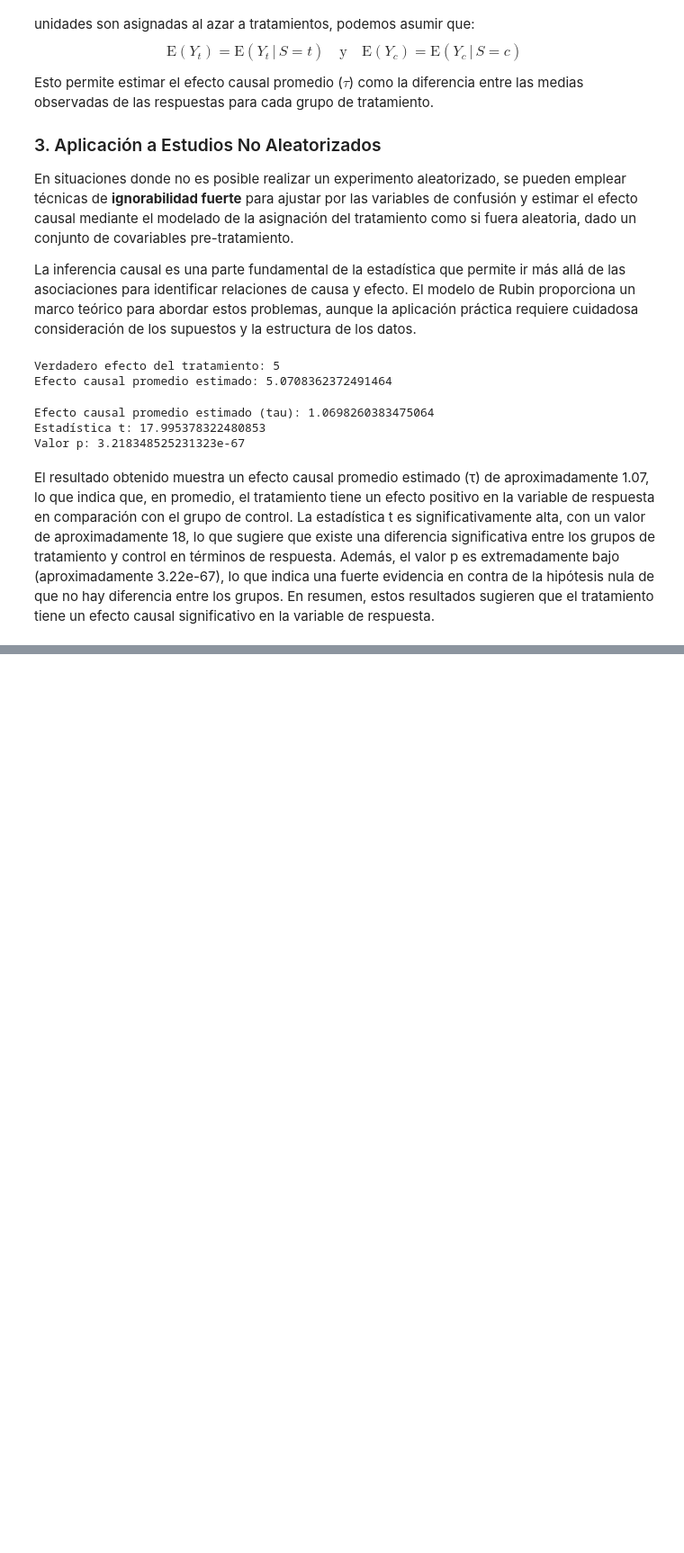
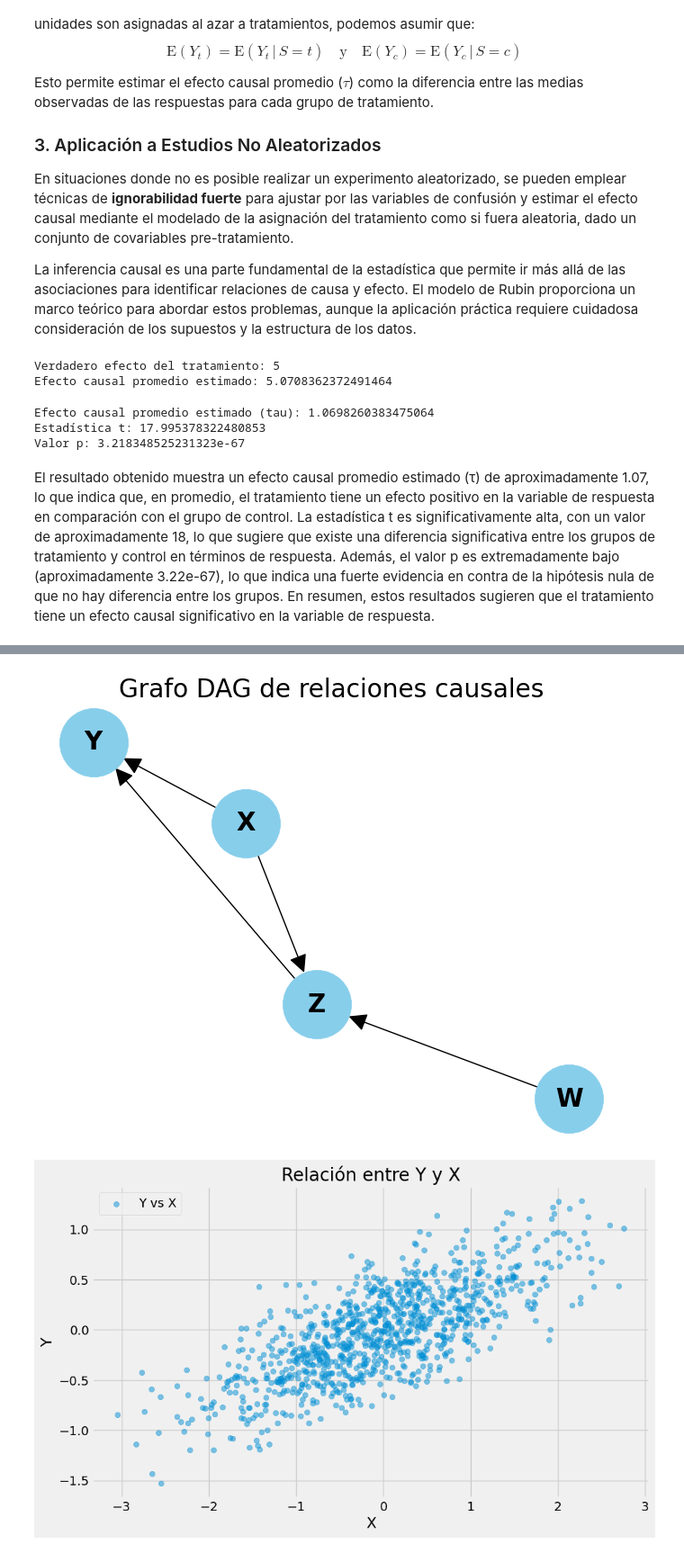
Before and after one commit to RAFS20/causal-inference, a Jupyter notebook: Causal_Inference.ipynb, the cells around one changed output, grey strips where cells are left out. Shown at 90% size. Drawn from its saved outputs; the diff is of its cells as text; code cells hidden in the pictures; blank space fills up the shorter version.

Commit message:
Causal Inference

```diff
--- a/Causal_Inference.ipynb
+++ b/Causal_Inference.ipynb
@@ -112,0 +317,55 @@ El resultado obtenido muestra un efecto causal promedio estimado (τ) de aproxim
+# %%
+import numpy as np
+import networkx as nx
+import matplotlib.pyplot as plt
+
+# Definir la estructura del grafo DAG
+G = nx.DiGraph()
+G.add_nodes_from(['X', 'Y', 'Z', 'W'])  # Variables aleatorias
+
+# Definir relaciones causales
+G.add_edges_from([('X', 'Y'), ('Z', 'Y'), ('X', 'Z'), ('W', 'Z')])
+
+# Visualizar el grafo DAG
+pos = nx.spring_layout(G)
+nx.draw(G, pos, with_labels=True, node_size=3000, node_color='skyblue', font_size=20, font_weight='bold', arrowsize=30)
+plt.title('Grafo DAG de relaciones causales')
+plt.show()
+
+# Simular datos basados en la estructura del grafo DAG
+np.random.seed(0)  # Fijar semilla para reproducibilidad
+
+# Parámetros para la simulación de datos
+mean_x = 0
+std_x = 1
+mean_w = 0
+std_w = 1
+
+# Generar datos para X y W (variables exógenas)
+num_samples = 1000
+X = np.random.normal(mean_x, std_x, num_samples)
+W = np.random.normal(mean_w, std_w, num_samples)
+
+# Generar datos para Z y Y (variables endógenas)
+Z = 0.5 * X - 0.3 * W + np.random.normal(0, 0.2, num_samples)
+Y = 0.7 * Z + 0.4 * W + np.random.normal(0, 0.2, num_samples)
+
+# Visualizar los datos generados
+plt.figure(figsize=(10, 6))
+plt.scatter(X, Y, label='Y vs X', alpha=0.5)
+plt.xlabel('X')
+plt.ylabel('Y')
+plt.title('Relación entre Y y X')
+plt.legend()
+plt.show()
+
+plt.figure(figsize=(10, 6))
+plt.scatter(Z, Y, label='Y vs Z', alpha=0.5)
+plt.xlabel('Z')
+plt.ylabel('Y')
+plt.title('Relación entre Y y Z')
+plt.legend()
+plt.show()
+# %% [output]
+[figure, added]
+[figure, added]
```
Also changed, not shown: parts of 21 cells of this notebook.
